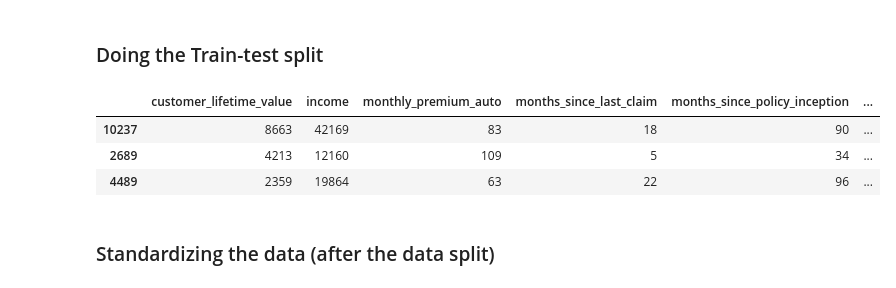
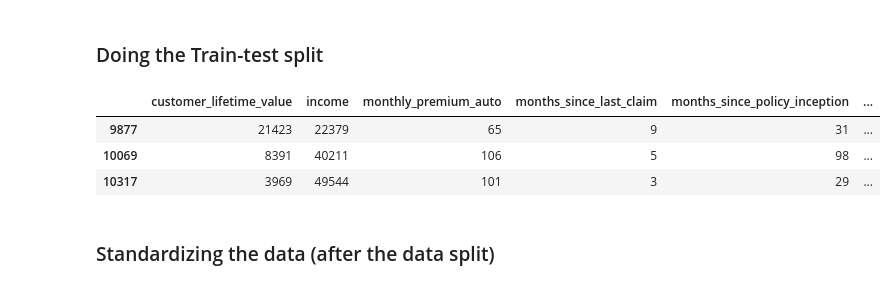
Before and after one commit to HannaFox/IH_Labs, a Jupyter notebook: 21_Data_Modelling2_Linear_Regression_Model_Evaluation_Improving.ipynb, the cells around one changed output. Saved outputs shown, nothing was run; the diff lists cells and outputs as text; code cells hidden in the pictures.

```diff
--- a/21_Data_Modelling2_Linear_Regression_Model_Evaluation_Improving.ipynb
+++ b/21_Data_Modelling2_Linear_Regression_Model_Evaluation_Improving.ipynb
@@ -32,6 +32,8 @@ df.head()
 5 rows × 24 columns
 # %% [markdown]
 ### Only using numeric values
+# %%
+df = df.drop(columns=["effective_to_date"], axis = 1)
 # %%
 df = df.select_dtypes(include=np.number)
 # %%
@@ -75,18 +77,18 @@ X
 # %% [markdown]
 ### Doing the Train-test split
 # %%
-X_train, X_test, y_train, y_test = train_test_split(X, y, test_size=0.3, random_state=42)
+X_train, X_test, y_train, y_test = train_test_split(X, y, test_size=0.2, random_state=42)
 X_train = pd.DataFrame(X_train)
 X_test = pd.DataFrame(X_test)
 X_train.head(3)
 
 # 42 answer to everything, if you don't choose a random choice, the code always uses different values to
 # create the test and train sample)
 # %% [output]
 |  | customer_lifetime_value | income | monthly_premium_auto | months_since_last_claim | months_since_policy_inception | ... |
-| 10237 | 8663 | 42169 | 83 | 18 | 90 | ... |
-| 2689 | 4213 | 12160 | 109 | 5 | 34 | ... |
-| 4489 | 2359 | 19864 | 63 | 22 | 96 | ... |
+| 9877 | 21423 | 22379 | 65 | 9 | 31 | ... |
+| 10069 | 8391 | 40211 | 106 | 5 | 98 | ... |
+| 10317 | 3969 | 49544 | 101 | 3 | 29 | ... |
 # %% [markdown]
 ### Standardizing the data (after the data split)
 # %% [markdown]
```
Also changed, not shown: parts of 21 cells of this notebook, 3 other files.
